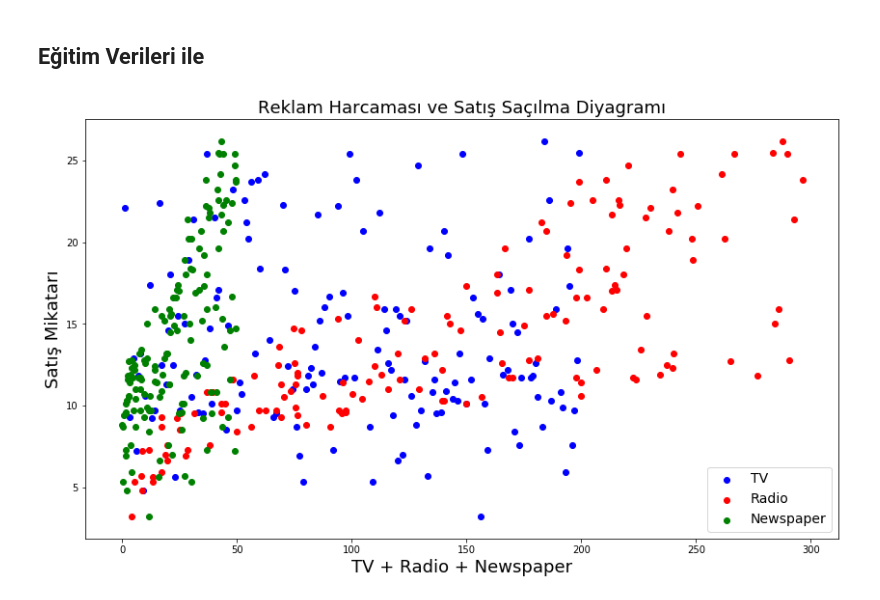
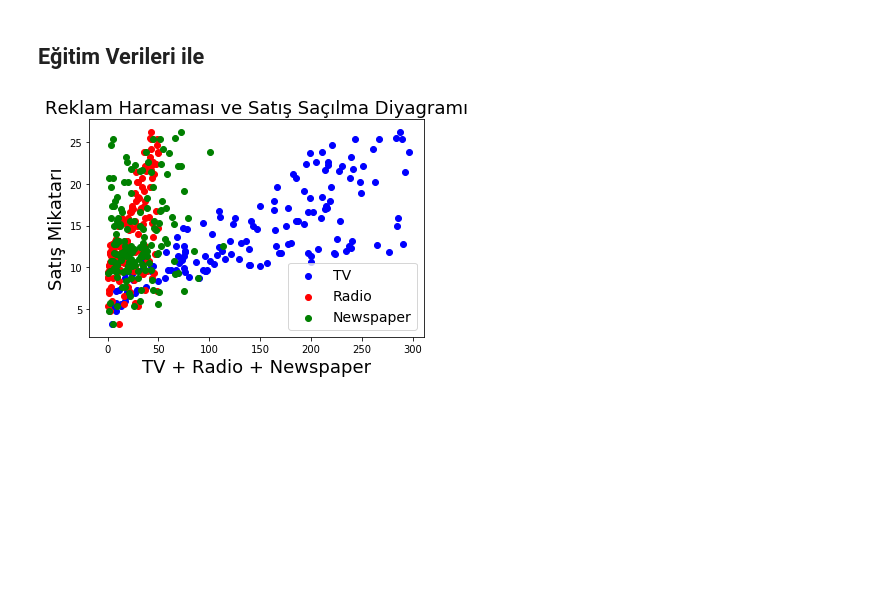
Before and after one commit to veribilimiokulu/bogazici-compec-python-ml, a Jupyter notebook: 06_lineer_regresyon/02.multiple_linear_regression.ipynb, the cells around one changed output. Cells and saved outputs as stored; diff of their text form; code cells hidden in the pictures; blank space fills up the shorter version.

```diff
--- a/06_lineer_regresyon/02.multiple_linear_regression.ipynb
+++ b/06_lineer_regresyon/02.multiple_linear_regression.ipynb
@@ -228,20 +238,20 @@ y_train_pred = regressor.predict(X_train)
 # %% [markdown]
 ## Eğitim Verileri ile
 # %%
-plt.figure(figsize=(14,8))
+plt.figure(figsize=(6,4))
 plt.scatter(X_train[:,0], y_train, color='blue', label="TV")
 # plt.plot(X_train[:,0], y_train, color='blue', label="TV")
 
 plt.scatter(X_train[:,1], y_train, color='red', label="Radio")
 # plt.plot(X_train[:,1], y_train, color='red', label="Radio")
 
 plt.scatter(X_train[:,2], y_train, color='green', label="Newspaper")
 #plt.plot(X_train[:,2], y_train, color='green', label="Newspaper")
 
 plt.legend(loc='lower right', fontsize=14)
 plt.title("Reklam Harcaması ve Satış Saçılma Diyagramı", fontsize=18)
 plt.xlabel("TV + Radio + Newspaper", fontsize=18)
 plt.ylabel("Satış Mikatarı", fontsize=18)
 plt.show()
 # %% [output]
-[figure, old version]
+[figure, new version]
```
Also changed, not shown: parts of 11 cells of this notebook, 1 other file.
